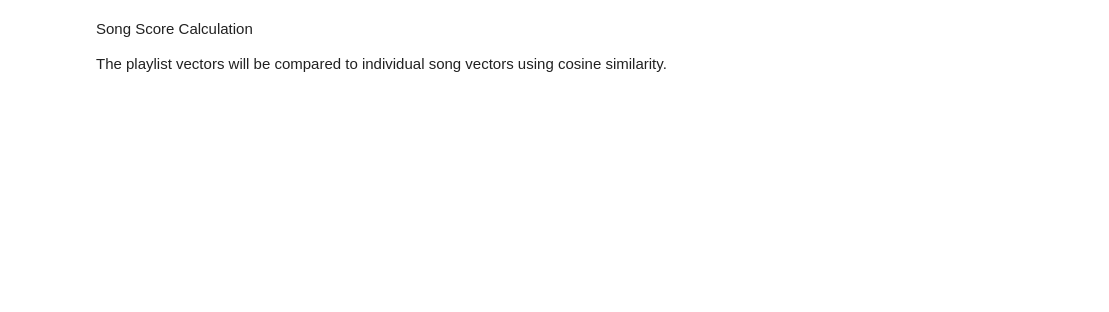
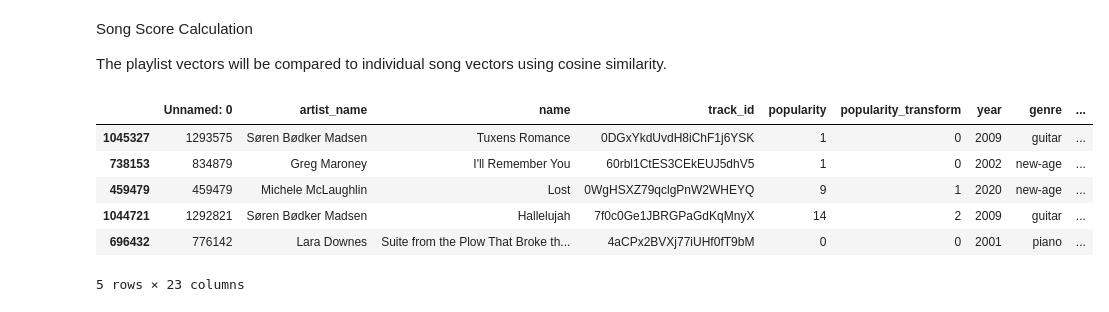
Before and after one commit to estefysc/music_recommender_system, a Jupyter notebook: recommender.ipynb, the cells around one changed output. Drawn from its saved outputs; the diff is of its cells as text; code cells hidden in the pictures; blank space fills up the shorter version.

```diff
--- a/recommender.ipynb
+++ b/recommender.ipynb
@@ -587,3 +709,15 @@ top_recommendations
+# %%
+non_genre_top_recommendations = generate_recommendations(spotify_df, test_feature_set_playlist_vector, test_feature_set_nonplaylist)
+# %%
+non_genre_top_recommendations.head()
+# %% [output]
+|  | Unnamed: 0 | artist_name | name | track_id | popularity | popularity_transform | year | genre | ... |
+| 1045327 | 1293575 | Søren Bødker Madsen | Tuxens Romance | 0DGxYkdUvdH8iChF1j6YSK | 1 | 0 | 2009 | guitar | ... |
+| 738153 | 834879 | Greg Maroney | I'll Remember You | 60rbl1CtES3CEkEUJ5dhV5 | 1 | 0 | 2002 | new-age | ... |
+| 459479 | 459479 | Michele McLaughlin | Lost | 0WgHSXZ79qclgPnW2WHEYQ | 9 | 1 | 2020 | new-age | ... |
+| 1044721 | 1292821 | Søren Bødker Madsen | Hallelujah | 7f0c0Ge1JBRGPaGdKqMnyX | 14 | 2 | 2009 | guitar | ... |
+| 696432 | 776142 | Lara Downes | Suite from the Plow That Broke th... | 4aCPx2BVXj77iUHf0fT9bM | 0 | 0 | 2001 | piano | ... |
+5 rows × 23 columns
 # %%
 visualize_songs(top_recommendations)
 # %%
```
Also changed, not shown: parts of 17 cells of this notebook.
